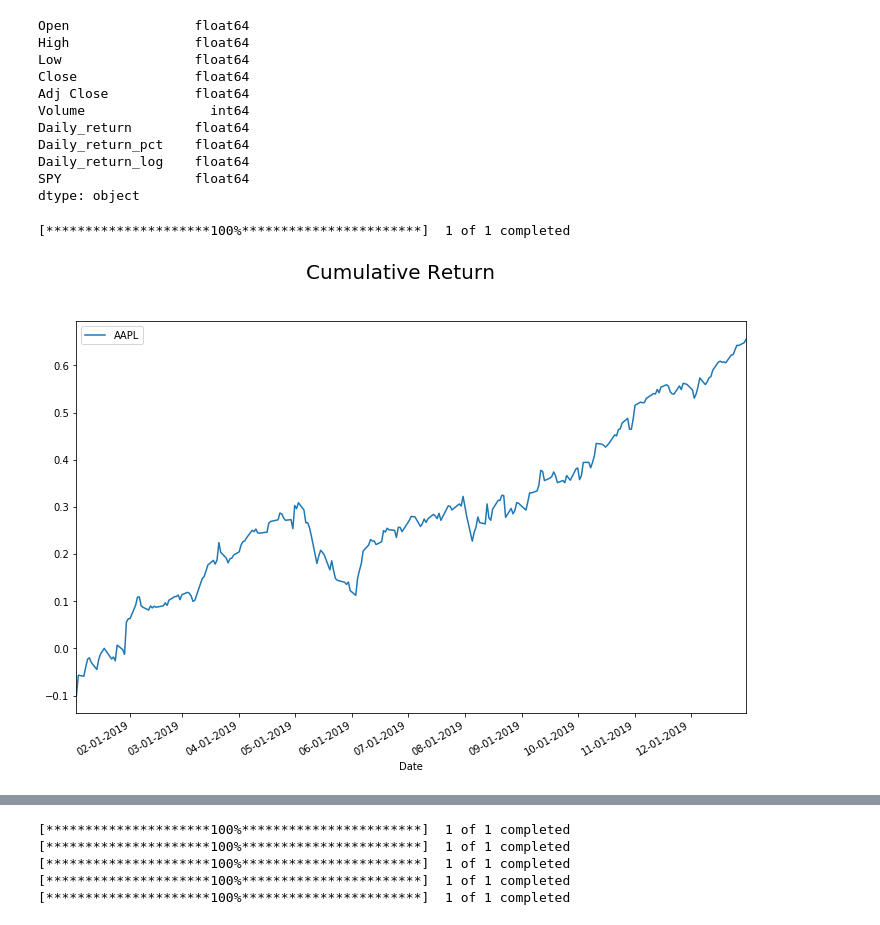
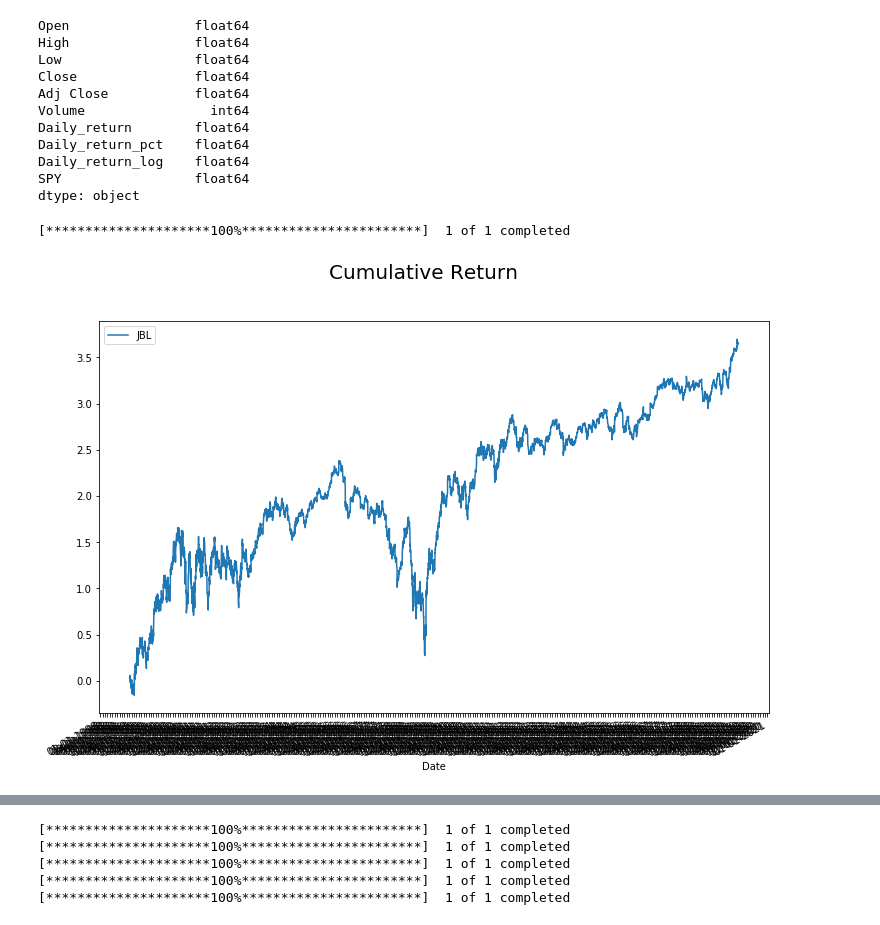
Before and after one commit to angelotc/Decomposition-of-Retail-Companies, a Jupyter notebook: Seasonal Decomposition of Retail Companies.ipynb, the cells around one changed output, grey strips where cells are left out. Cells and saved outputs as stored; diff of their text form; code cells hidden in the pictures.

```diff
--- a/Seasonal Decomposition of Retail Companies.ipynb
+++ b/Seasonal Decomposition of Retail Companies.ipynb
@@ -49,7 +49,7 @@ def cumulative_return(year:int,tickers:[str]):
     ax.xaxis.set_major_formatter(DateFormatter("%m-%d-%Y"))
     year = str(year)
     for ticker in tickers:
-        start_date,end_date = year + "-01-01", year + "-12-31"
+        start_date,end_date = str(int(year)-5) + "-01-01", year + "-12-31"
         data = yf.download(ticker , start = start_date , end = end_date)
         data['Daily_return']=data['Close']/data['Close'].shift(1)-1
         data['Daily_return_pct'] = data['Close'].pct_change(1)
@@ -60,10 +60,10 @@ def cumulative_return(year:int,tickers:[str]):
     plt.legend()
     plt.suptitle('Cumulative Return', fontsize=20)
 # %%
-cumulative_return(2019, ['AAPL'])
+cumulative_return(2019, ['JBL'])
 # %% [output]
 [*********************100%***********************]  1 of 1 completed
-[figure, old version]
+[figure, new version]
 # %%
 def cumulative_return_quarter(tickers:[str]):
     import matplotlib.pyplot as plt
```
Also changed, not shown: parts of 7 cells of this notebook.
